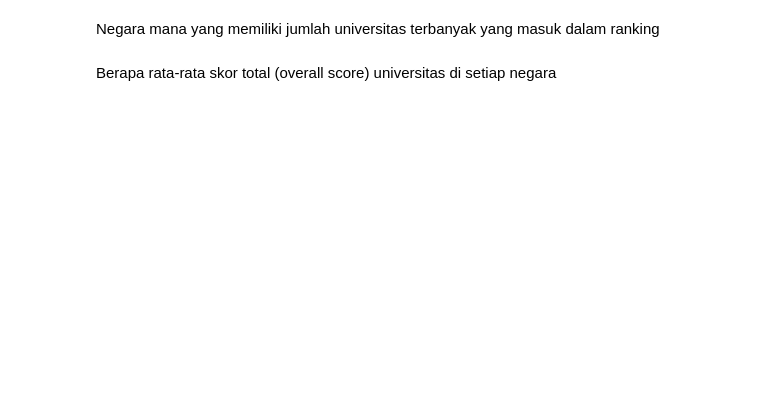
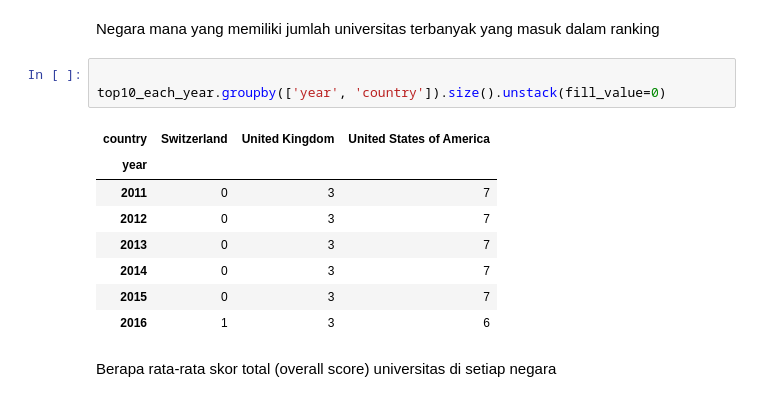
Before and after one commit to DavaIlham261/NLP-Practice-IMDB-Sentiment, a Jupyter notebook: app.ipynb, the cells around one changed output. Saved outputs shown, nothing was run; the diff lists cells and outputs as text; blank space fills up the shorter version.

```diff
--- a/app.ipynb
+++ b/app.ipynb
@@ -23,4 +75,16 @@ Universitas mana yang menempati peringkat 10 teratas dunia?
 # %% [markdown]
 Negara mana yang memiliki jumlah universitas terbanyak yang masuk dalam ranking
+# %%
+
+top10_each_year.groupby(['year', 'country']).size().unstack(fill_value=0)
+# %% [output]
+| country | Switzerland | United Kingdom | United States of America |
+| year |  |  |  |
+| 2011 | 0 | 3 | 7 |
+| 2012 | 0 | 3 | 7 |
+| 2013 | 0 | 3 | 7 |
+| 2014 | 0 | 3 | 7 |
+| 2015 | 0 | 3 | 7 |
+| 2016 | 1 | 3 | 6 |
 # %% [markdown]
 Berapa rata-rata skor total (overall score) universitas di setiap negara
```
Also changed, not shown: parts of 6 cells of this notebook, 1 other file.
